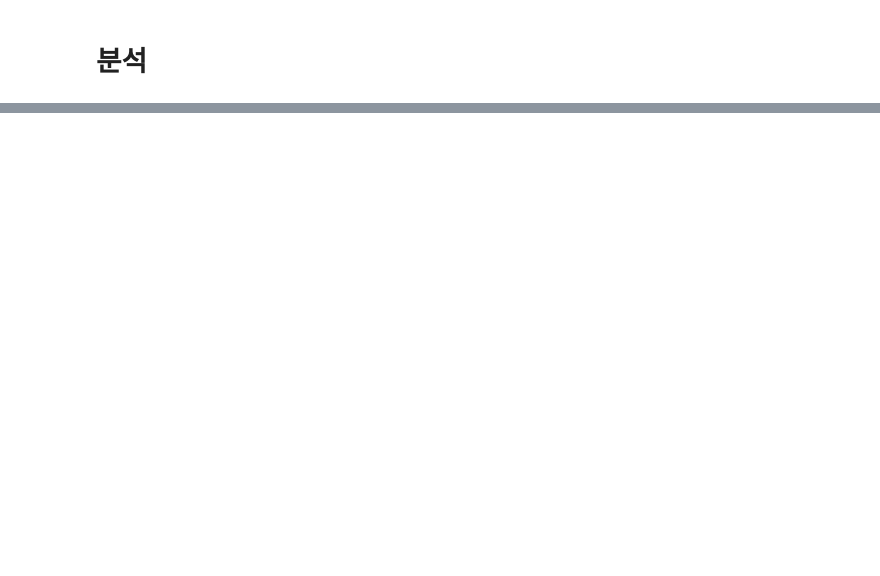
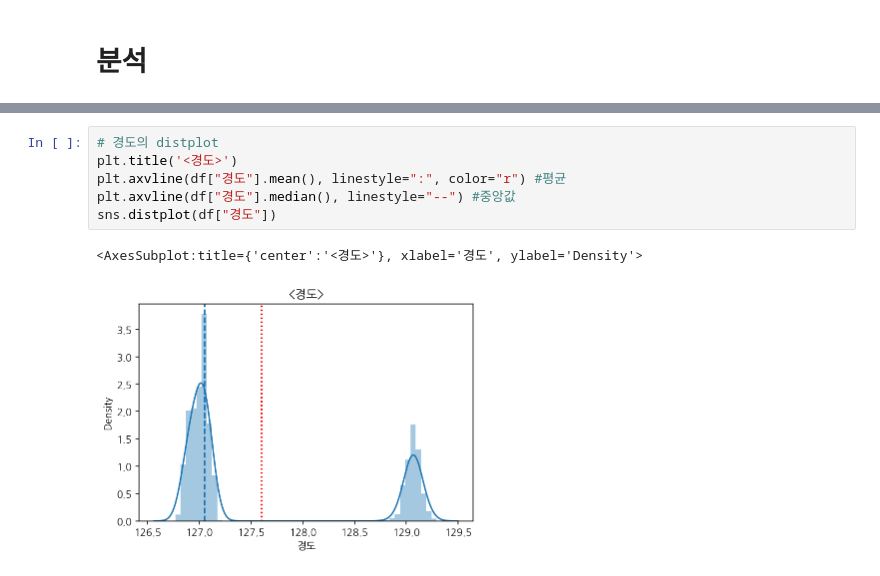
Before and after one commit to Kwonjimin/Commercial-Districts-Analysis, a Jupyter notebook: CodeDiary18/상권 분석.ipynb, the cells around one changed output, grey strips where cells are left out. Drawn from its saved outputs; the diff is of its cells as text; blank space fills up the shorter version.

```diff
--- a/CodeDiary18/상권 분석.ipynb
+++ b/CodeDiary18/상권 분석.ipynb
@@ -233,0 +203,9 @@ busan
+# %%
+# 경도의 distplot
+plt.title('<경도>')
+plt.axvline(df["경도"].mean(), linestyle=":", color="r") #평균
+plt.axvline(df["경도"].median(), linestyle="--") #중앙값
+sns.distplot(df["경도"])
+# %% [output]
+<AxesSubplot:title={'center':'<경도>'}, xlabel='경도', ylabel='Density'>
+[figure, added]
```
Also changed, not shown: parts of 54 cells of this notebook.
